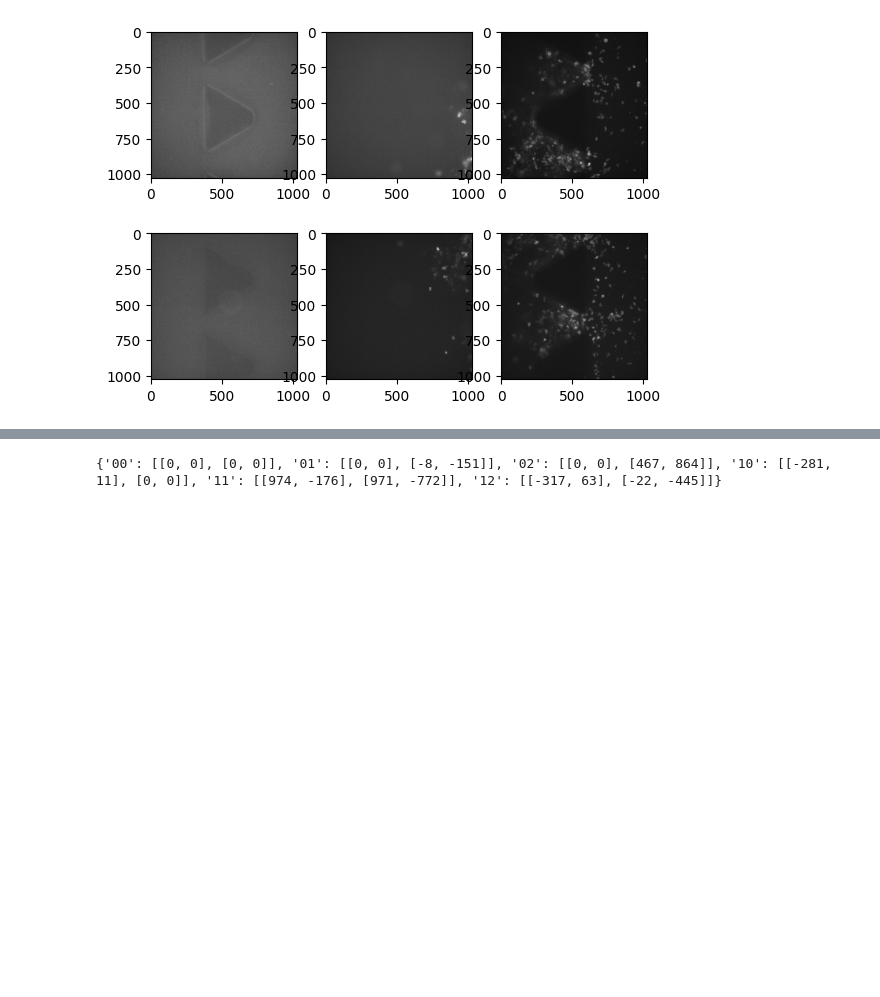
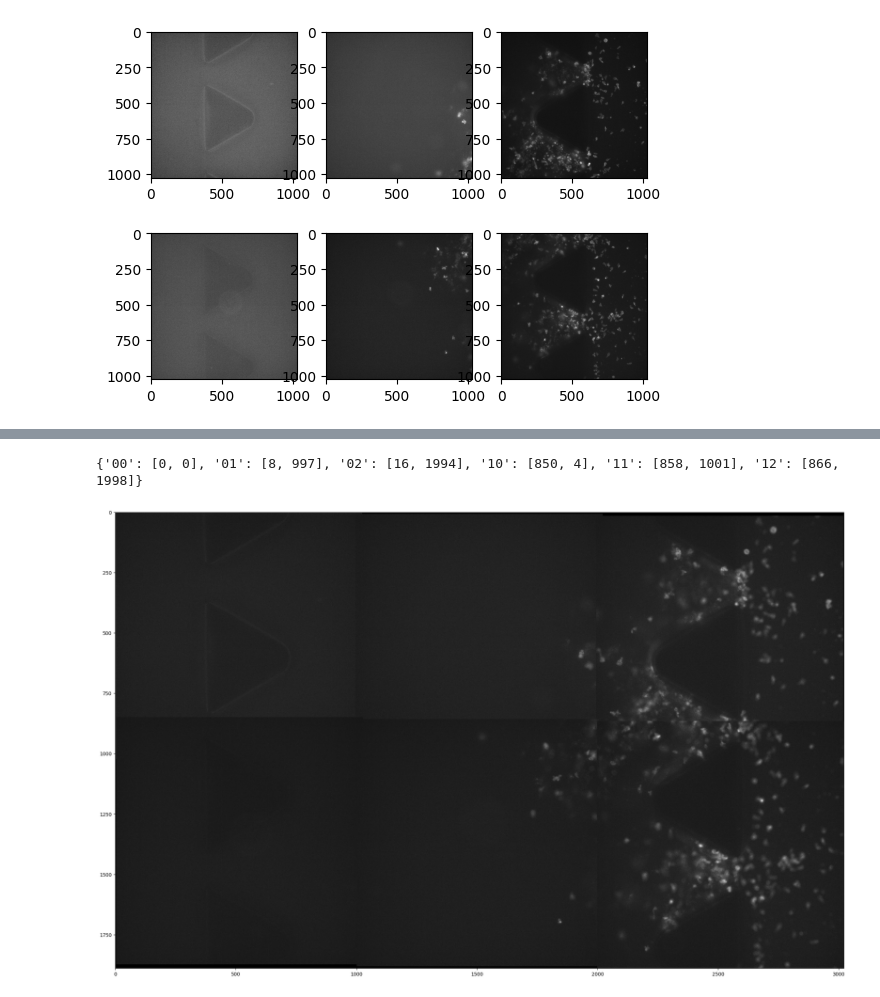
Before and after one commit to pcanaleta/tanalysis, a Jupyter notebook: image_comp_test.ipynb, the cells around one changed output, grey strips where cells are left out. Drawn from its saved outputs; the diff is of its cells as text; code cells hidden in the pictures; blank space fills up the shorter version.

Commit message:
First test of stitching a 2x3 image
Further improvements in image translation vectors are needed

```diff
--- a/image_comp_test.ipynb
+++ b/image_comp_test.ipynb
@@ -15,6 +15,7 @@ All files read!
 timestamp = imgs[0][0]
 positions = info['mosaic_position']
 grid = {}
+eq_grid = {}
 nrow = 0
 ncol = 0
 
@@ -26,7 +27,8 @@ for pos, tile in zip(positions, timestamp):
         ncol=pos[0]+1
     #Assigning to the dictionary the corresponding image to each combination of row, col
     eq_tile = exposure.equalize_hist(tile,)
-    grid[f'{pos[1]}{pos[0]}'] = tile
+    grid[f'{pos[1]}{pos[0]}']=tile
+    eq_grid[f'{pos[1]}{pos[0]}'] = eq_tile
 
 fig, ax = plt.subplots(2,3)
 for row in range(0,2):
@@ -39,7 +41,7 @@ translations = {} #Saving vertical an horizontal translations for each image
 z = 7
 for row in range(0, nrow):
     for col in range(0, ncol):
-        im = grid[f'{row}{col}'][z]
+        im = eq_grid[f'{row}{col}'][z]
         if row==0:
             Tvrow = 0
             Tvcol = 0
@@ -47,10 +49,10 @@ for row in range(0, nrow):
             Throw = 0
             Thcol = 0
         if row!=0:
-            im2 = grid[f'{row-1}{col}'][z]
+            im2 = eq_grid[f'{row-1}{col}'][z]
             _, Tvrow, Tvcol = stitching.pciam(im2, im, n=10)
         if col!=0:
-            im2 = grid[f'{row}{col-1}'][z]
+            im2 = eq_grid[f'{row}{col-1}'][z]
             _, Throw, Thcol = stitching.pciam(im2, im, n=10)
         translations[f'{row}{col}'] = [[int(Tvrow), int(Tvcol)], [int(Throw), int(Thcol)]]
 print(translations)
@@ -81,33 +89,24 @@ print(rows, cols)
-# %%
-translations = {} #Saving vertical an horizontal translations for each image
-z = 7
-for row in range(0, nrow):
-    for col in range(0, ncol):
-        im = grid[f'{row}{col}'][z]
-        if row==0:
-            Tvrow = 0
-            Tvcol = 0
-            PrevTvrow=0
-            PrevTvcol=0
-        if col==0:
-            Throw = 0
-            Thcol = 0
-            PrevThrow=0
-            PrevThcol=0
-        if row!=0:
-            im2 = grid[f'{row-1}{col}'][z]
-            _, Tvrow, Tvcol = stitching.pciam(im2, im, n=10)
-            PrevTvrow, PrevTvcol = translations[f'{row-1}{col}'][0]
-        if col!=0:
-            im2 = grid[f'{row}{col-1}'][z]
-            _, Throw, Thcol = stitching.pciam(im2, im, n=10)
-            PrevThrow, PrevThcol = translations[f'{row}{col-1}'][1]
-        Tvr = Tvrow+PrevTvrow
-        Tvc = Tvcol+PrevTvcol
-        Thr = Throw+PrevThrow
-        Thc = Thcol+PrevThcol
-        translations[f'{row}{col}'] = [[int(Tvr), int(Tvc)], [int(Thr), int(Thc)]]
-
-print(translations)
-# %% [output]
-{'00': [[0, 0], [0, 0]], '01': [[0, 0], [-8, -151]], '02': [[0, 0], [467, 864]], '10': [[-281, 11], [0, 0]], '11': [[974, -176], [971, -772]], '12': [[-317, 63], [-22, -445]]}
+# %%
+abs_translations = translations
+for row in np.arange(nrow):
+    for col in np.arange(ncol):
+        abs_translations[f'{row}{col}'] = [int(row*(dr+rr)+col*rr), int(row*rc+col*(dc+rc))]
+print(abs_translations)
+# %% [output]
+{'00': [0, 0], '01': [8, 997], '02': [16, 1994], '10': [850, 4], '11': [858, 1001], '12': [866, 1998]}
+# %%
+result = np.zeros((866+1024, 1998+1024))
+z=7
+
+for trans in abs_translations:
+    srow,scol = abs_translations[trans]
+    erow = srow+1024
+    ecol = scol+1024
+    result[srow:erow,scol:ecol] = grid[trans][z]
+
+
+plt.figure(figsize=(27,48))
+plt.imshow(result, cmap='gray')
+plt.show()
+# %% [output]
+[figure, added]
```
Also changed, not shown: parts of 2 cells of this notebook.
